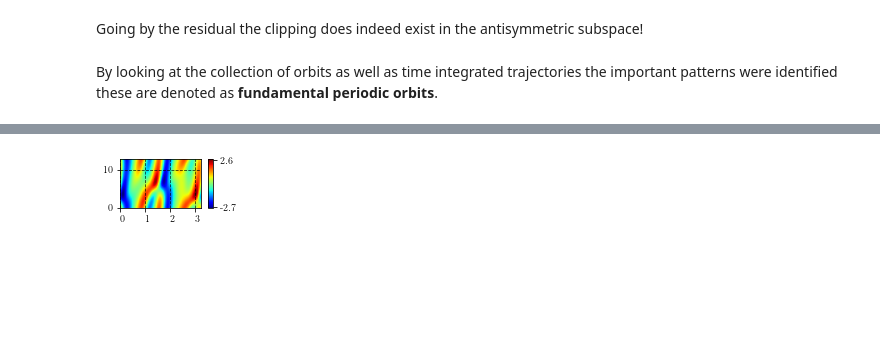
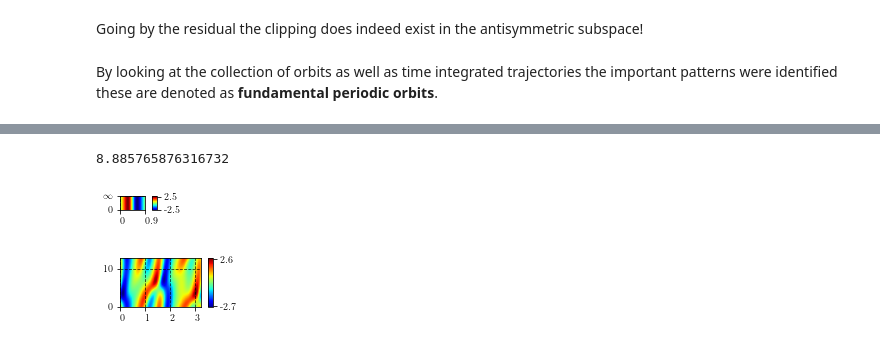
Before and after one commit to chaotic-systems/orbithunter, a Jupyter notebook: notebooks/clipping_demo.ipynb, the cells around one changed output, grey strips where cells are left out. Drawn from its saved outputs; the diff is of its cells as text; code cells hidden in the pictures; blank space fills up the shorter version.

```diff
--- a/notebooks/clipping_demo.ipynb
+++ b/notebooks/clipping_demo.ipynb
@@ -418,0 +196,4 @@ these are denoted as **fundamental periodic orbits**.
+# %%
+streak_clipping = clip(second_orbit.reshape(512,512), ((None, None),(2, None)), clipping_class=EquilibriumOrbitKS)
+# %%
+streak_result = converge(streak_clipping.reshape().transform(to='modes'), method='lstsq')
@@ -419,2 +209,10 @@ these are denoted as **fundamental periodic orbits**.
+# %%
+2*pi*np.sqrt(2)
+# %% [output]
+8.885765876316732
+# %%
+streak_result.orbit.plot()
+# %% [output]
+[figure, added]
 # %%
 defect_original = read_h5('RelativeOrbitKS_T12p836_L28p614.h5',
```
Also changed, not shown: parts of 30 cells of this notebook, 8 other files.
